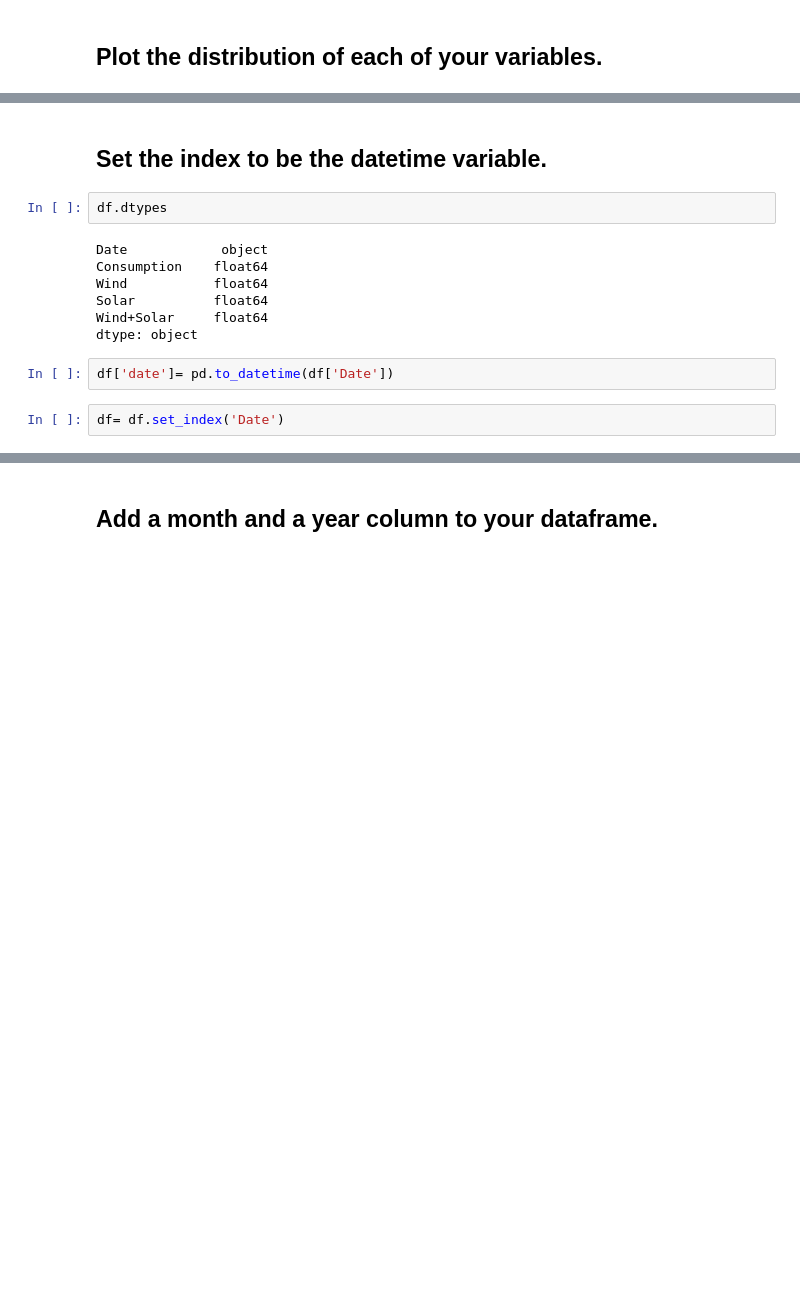
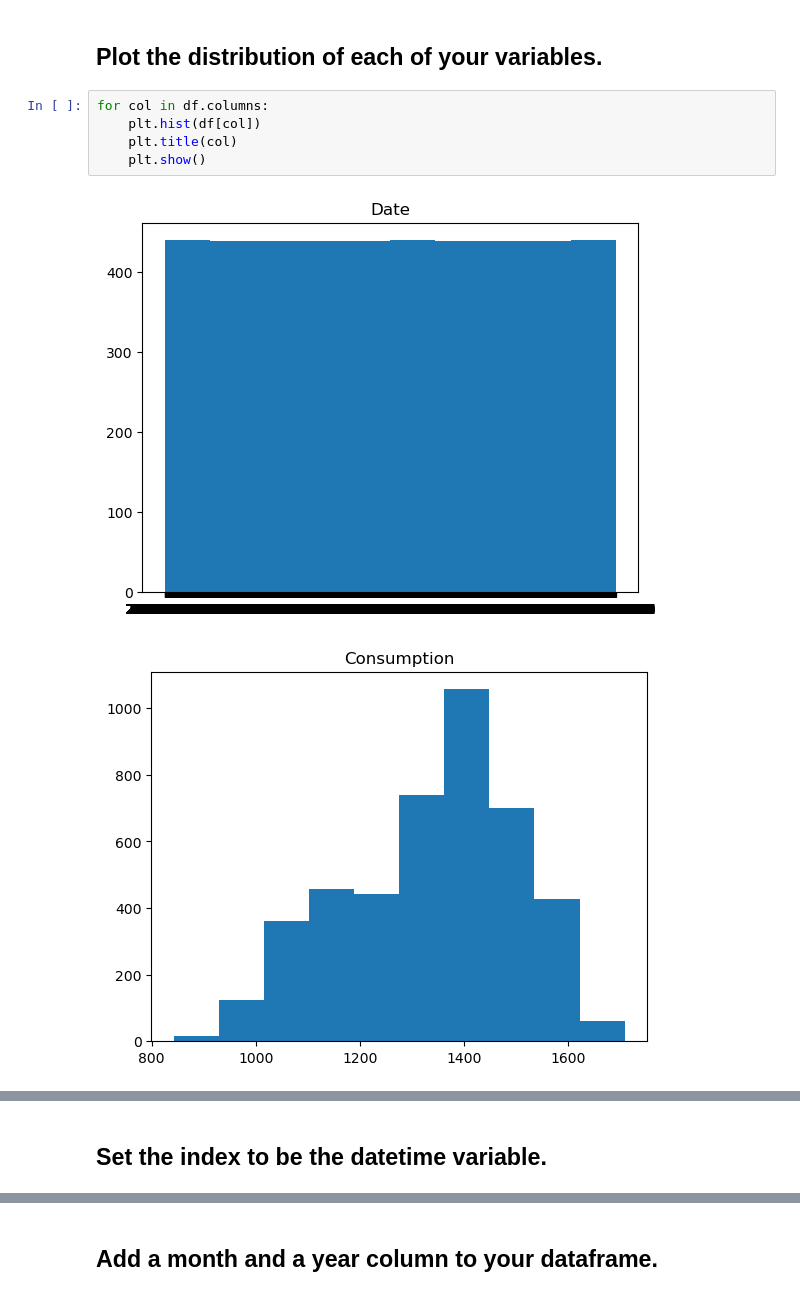
Before and after one commit to EstebanHernandez0/time-series, a Jupyter notebook: data_prep.ipynb, the cells around one changed output, grey strips where cells are left out. Cells and saved outputs as stored; diff of their text form; blank space fills up the shorter version.

```diff
--- a/data_prep.ipynb
+++ b/data_prep.ipynb
@@ -186,3 +179,11 @@ df.head()
 | 4 | 2006-01-05 | 1477.131 | NaN | NaN | NaN |
 # %% [markdown]
 ## Plot the distribution of each of your variables.
+# %%
+for col in df.columns:
+    plt.hist(df[col])
+    plt.title(col)
+    plt.show()
+# %% [output]
+[figure, added]
+[figure, added]
@@ -189,15 +193,2 @@ df.head()
 # %% [markdown]
 ## Set the index to be the datetime variable.
-# %%
-df.dtypes
-# %% [output]
-Date            object
-Consumption    float64
-Wind           float64
-Solar          float64
-Wind+Solar     float64
-dtype: object
-# %%
-df['date']= pd.to_datetime(df['Date'])
-# %%
-df= df.set_index('Date')
```
Also changed, not shown: parts of 10 cells of this notebook.
